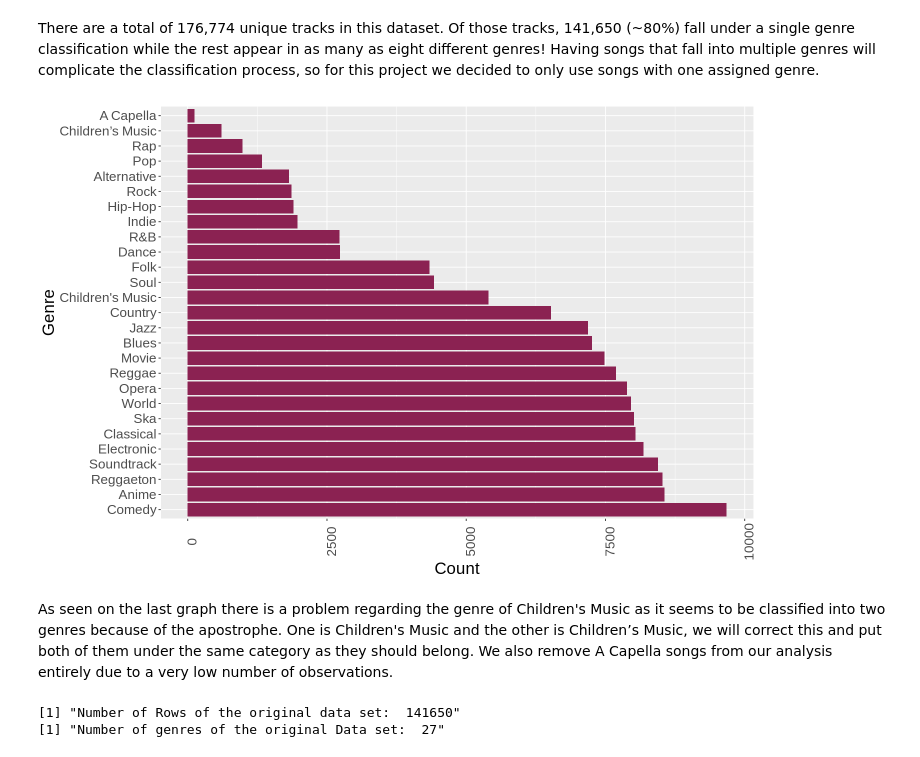
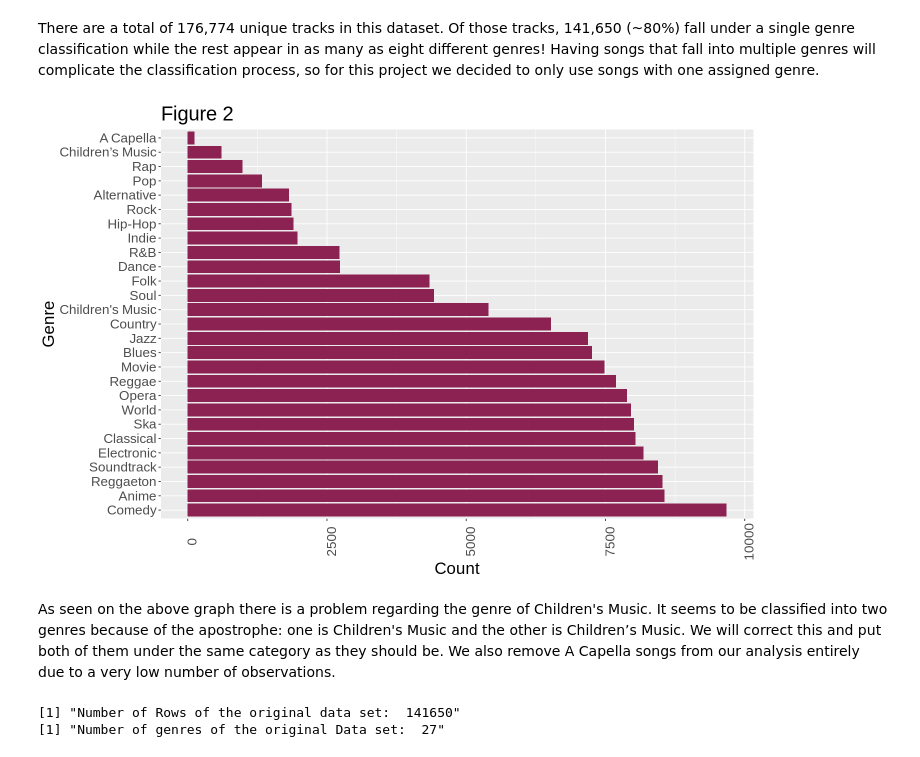
Before and after one commit to aidanmeharg/dsci-100-2022W2-group-5, a Jupyter notebook: group_5_proposal.ipynb, the cells around one changed output. Saved outputs shown, nothing was run; the diff lists cells and outputs as text; code cells hidden in the pictures.

```diff
--- a/group_5_proposal.ipynb
+++ b/group_5_proposal.ipynb
@@ -118,18 +101,19 @@ song_data <- song_data |>
 # %%
 options(repr.plot.height = 8, repr.plot.width = 12)
 
 genre_plot <- song_data |>
     group_by(genre) |>
     summarize(count = n()) |>
     ggplot(aes(reorder(genre, -count), count))+
         geom_bar(stat = "identity", fill = "violetred4")+
         labs(x = "Genre", y = "Count")+
+        ggtitle("Figure 2")+
         coord_flip()+
         theme(text = element_text(size = 20), axis.text.x = element_text(angle = 90))
 
 genre_plot
 # %% [output]
-[figure, old version]
+[figure, new version]
 # %% [markdown]
-As seen on the last graph there is a problem regarding the genre of Children's Music as it seems to be classified into two genres because of the apostrophe. One is Children's Music and the other is Children’s Music, we will correct this and put both of them under the same category as they should belong. We also remove A Capella songs from our analysis entirely due to a very low number of observations.
+As seen on the above graph there is a problem regarding the genre of Children's Music. It seems to be classified into two genres because of the apostrophe: one is Children's Music and the other is Children’s Music. We will correct this and put both of them under the same category as they should be. We also remove A Capella songs from our analysis entirely due to a very low number of observations.
 # %%
```
Also changed, not shown: parts of 15 cells of this notebook.
